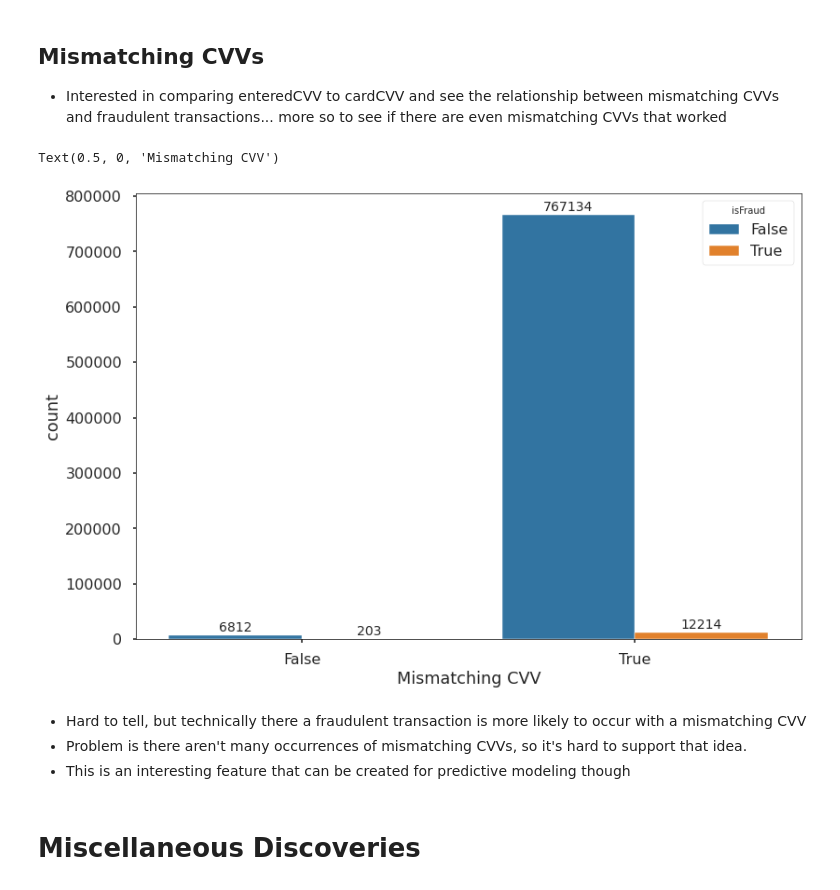
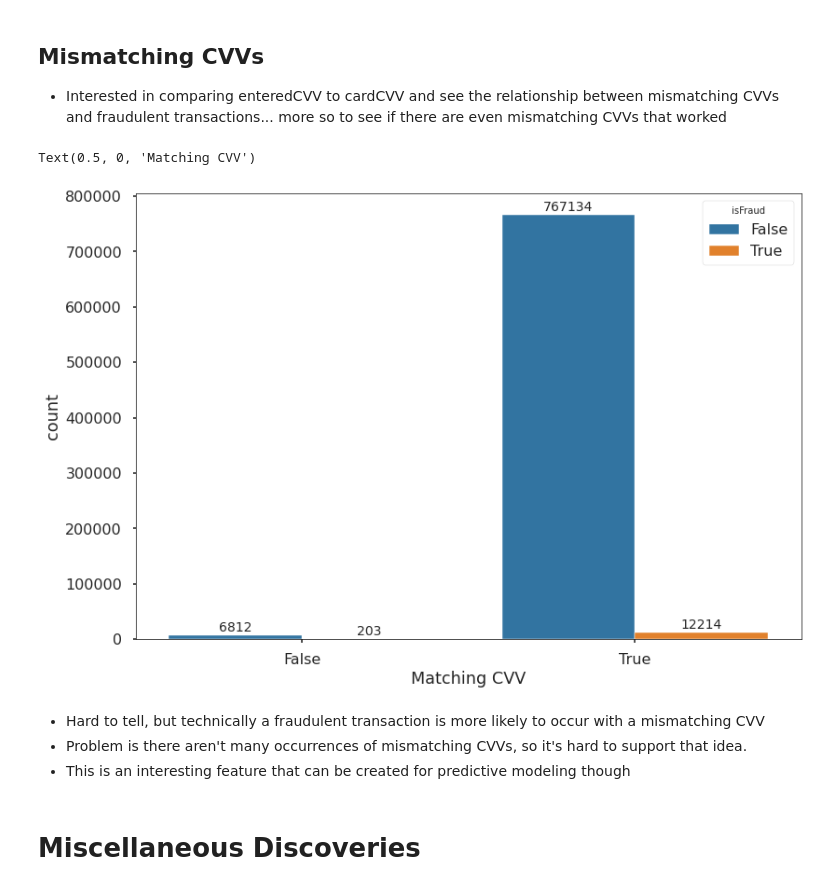
Before and after one commit to jbofill10/C1_Transaction_Data, a Jupyter notebook: Visualizations.ipynb, the cells around one changed output. Cells and saved outputs as stored; diff of their text form; code cells hidden in the pictures.

```diff
--- a/Visualizations.ipynb
+++ b/Visualizations.ipynb
@@ -206,20 +208,20 @@ sns.countplot(data=df, x='posEntryMode', hue='isFraud')
 ## Mismatching CVVs
 * Interested in comparing enteredCVV to cardCVV and see the relationship between mismatching CVVs and fraudulent transactions... more so to see if there are even mismatching CVVs that worked
 # %%
-df['mismatchingCVV'] = df['cardCVV'] == df['enteredCVV']
+df['matchingCVV'] = df['cardCVV'] == df['enteredCVV']
 
-ax = sns.countplot(data=df, x='mismatchingCVV', hue='isFraud')
+ax = sns.countplot(data=df, x='matchingCVV', hue='isFraud')
 for p in ax.patches:
             _x = p.get_x() + p.get_width() / 2
             _y = p.get_y() + p.get_height() + 6700
             value = p.get_height()
             ax.text(_x, _y, value, ha="center", fontsize=14)
-plt.xlabel('Mismatching CVV')
+plt.xlabel('Matching CVV')
 # %% [output]
-Text(0.5, 0, 'Mismatching CVV')
+Text(0.5, 0, 'Matching CVV')
-[figure, old version]
+[figure, new version]
 # %% [markdown]
-* Hard to tell, but technically there a fraudulent transaction is more likely to occur with a mismatching CVV
+* Hard to tell, but technically a fraudulent transaction is more likely to occur with a mismatching CVV
 * Problem is there aren't many occurrences of mismatching CVVs, so it's hard to support that idea.
 * This is an interesting feature that can be created for predictive modeling though
 # %% [markdown]
```
Also changed, not shown: parts of 2 cells of this notebook, 3 other files.
